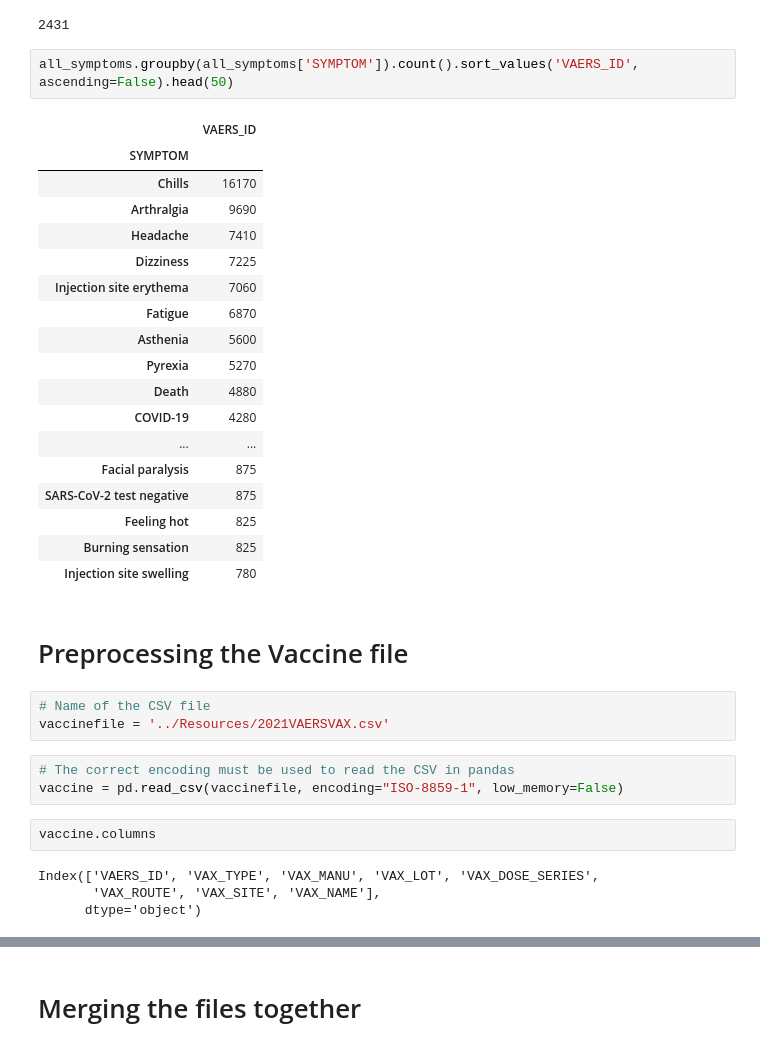
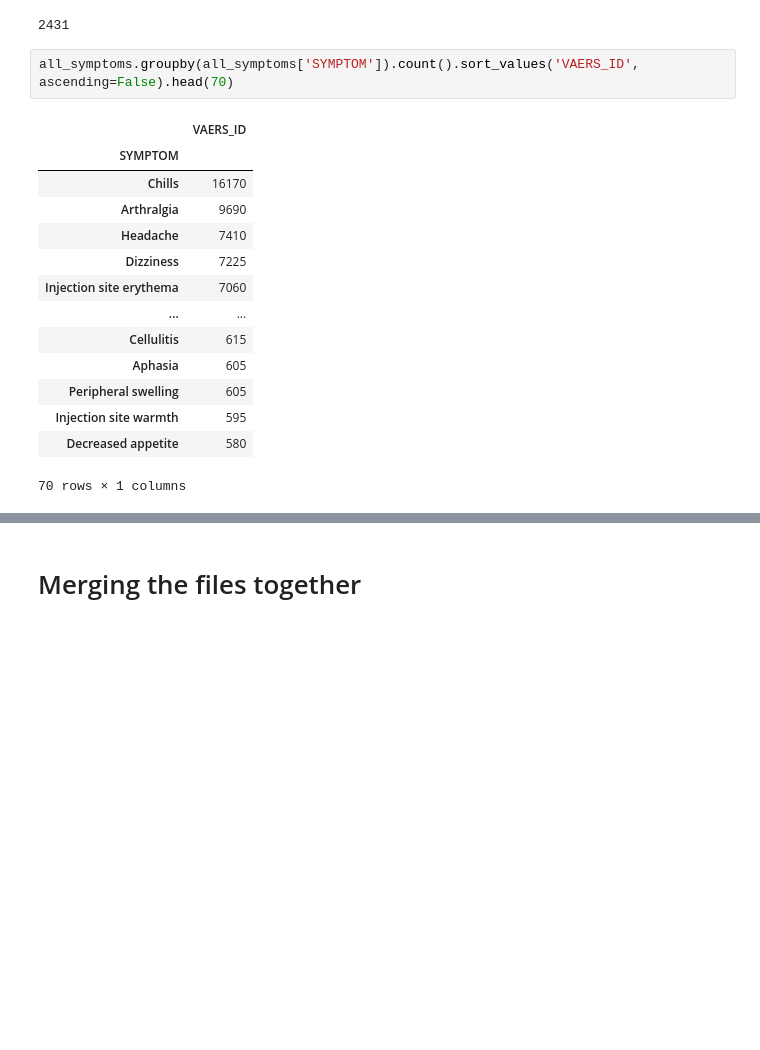
Before and after one commit to D11eleven/Vaccine_Side_Effects_Predictor, a Jupyter notebook: SP/preprocessing.ipynb, the cells around one changed output, grey strips where cells are left out. Drawn from its saved outputs; the diff is of its cells as text; blank space fills up the shorter version.

```diff
--- a/SP/preprocessing.ipynb
+++ b/SP/preprocessing.ipynb
@@ -231,37 +235,19 @@ all_symptoms['SYMPTOM'].nunique()
 # %% [output]
 2431
 # %%
-all_symptoms.groupby(all_symptoms['SYMPTOM']).count().sort_values('VAERS_ID', ascending=False).head(50)
+all_symptoms.groupby(all_symptoms['SYMPTOM']).count().sort_values('VAERS_ID', ascending=False).head(70)
 # %% [output]
 |  | VAERS_ID |
 | SYMPTOM |  |
 | Chills | 16170 |
 | Arthralgia | 9690 |
 | Headache | 7410 |
 | Dizziness | 7225 |
 | Injection site erythema | 7060 |
-| Fatigue | 6870 |
-| Asthenia | 5600 |
-| Pyrexia | 5270 |
-| Death | 4880 |
-| COVID-19 | 4280 |
 | ... | ... |
-| Facial paralysis | 875 |
-| SARS-CoV-2 test negative | 875 |
-| Feeling hot | 825 |
-| Burning sensation | 825 |
-| Injection site swelling | 780 |
+| Cellulitis | 615 |
+| Aphasia | 605 |
+| Peripheral swelling | 605 |
+| Injection site warmth | 595 |
+| Decreased appetite | 580 |
+70 rows × 1 columns
-# %% [markdown]
-# Preprocessing the Vaccine file
-# %%
-# Name of the CSV file
-vaccinefile = '../Resources/2021VAERSVAX.csv'
-# %%
-# The correct encoding must be used to read the CSV in pandas
-vaccine = pd.read_csv(vaccinefile, encoding="ISO-8859-1", low_memory=False)
-# %%
-vaccine.columns
-# %% [output]
-Index(['VAERS_ID', 'VAX_TYPE', 'VAX_MANU', 'VAX_LOT', 'VAX_DOSE_SERIES',
-       'VAX_ROUTE', 'VAX_SITE', 'VAX_NAME'],
-      dtype='object')
```
Also changed, not shown: parts of 45 cells of this notebook, 1 other file.
